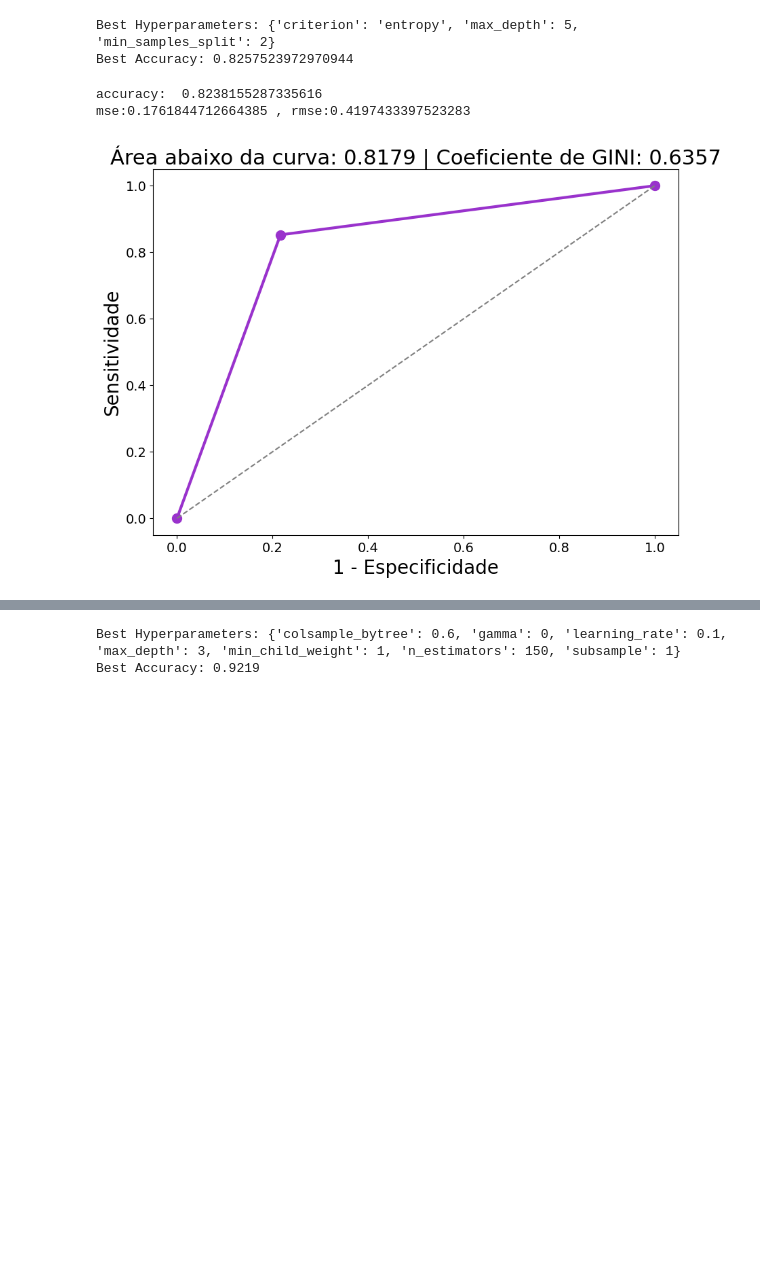
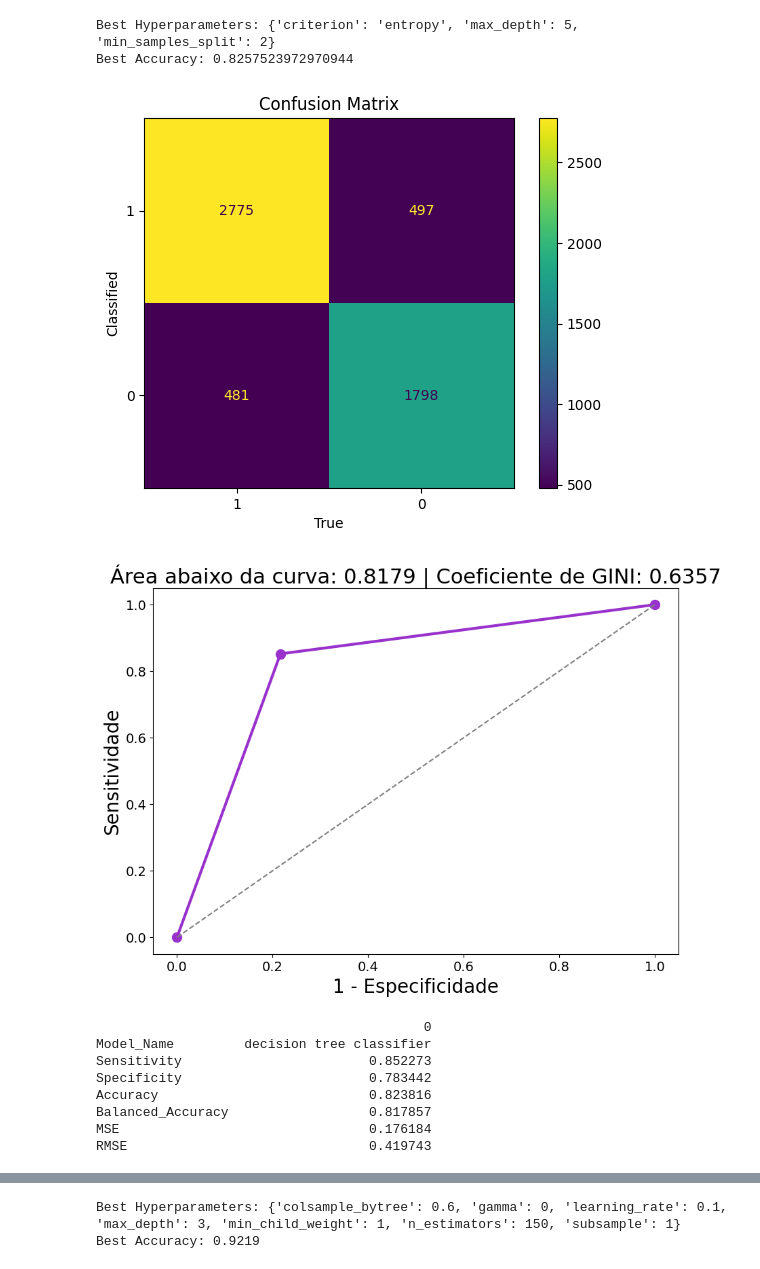
Before and after one commit to gribeiros/depression-dataset, a Jupyter notebook: notebook/drepession-dataset.ipynb, the cells around one changed output, grey strips where cells are left out. Cells and saved outputs as stored; diff of their text form; code cells hidden in the pictures; blank space fills up the shorter version.

```diff
--- a/notebook/drepession-dataset.ipynb
+++ b/notebook/drepession-dataset.ipynb
@@ -721,33 +730,20 @@ Best Accuracy: 0.8257523972970944
 # %%
 clf = grid_decision_tree.best_estimator_
 predict = clf.predict(X_test)
-print('accuracy: ', accuracy_score(y_test, predict))
-mse = mean_squared_error(y_test, predict)
 
-print(f'mse:{mse} , rmse:{np.sqrt(mse)}')
+models_statistics(model_name='decision tree classifier',
+                  observated=y_test, predicts=predict)
 # %% [output]
+[figure, added]
+[figure, added]
-accuracy:  0.8238155287335616
-mse:0.1761844712664385 , rmse:0.4197433397523283
+                                          0
+Model_Name         decision tree classifier
+Sensitivity                        0.852273
+Specificity                        0.783442
+Accuracy                           0.823816
+Balanced_Accuracy                  0.817857
+MSE                                0.176184
+RMSE                               0.419743
-# %%
-fpr, tpr, thresholds = roc_curve(y_test,
-                                 predict)
-roc_auc = auc(fpr, tpr)
-
-gini = (roc_auc - 0.5)/(0.5)
-
-# Plotando a curva ROC
-plt.figure(figsize=(10, 7))
-plt.plot(fpr, tpr, marker='o', color='darkorchid', markersize=10, linewidth=3)
-plt.plot(fpr, fpr, color='gray', linestyle='dashed')
-plt.title('Área abaixo da curva: %g' % round(roc_auc, 4) +
-          ' | Coeficiente de GINI: %g' % round(gini, 4), fontsize=22)
-plt.xlabel('1 - Especificidade', fontsize=20)
-plt.ylabel('Sensitividade', fontsize=20)
-plt.xticks(np.arange(0, 1.1, 0.2), fontsize=14)
-plt.yticks(np.arange(0, 1.1, 0.2), fontsize=14)
-plt.show()
-# %% [output]
-[figure, removed]
 # %%
 param_grid = {'n_estimators': [100, 200],
               'max_depth': [2, 4, 8],
```
Also changed, not shown: parts of 19 cells of this notebook.
